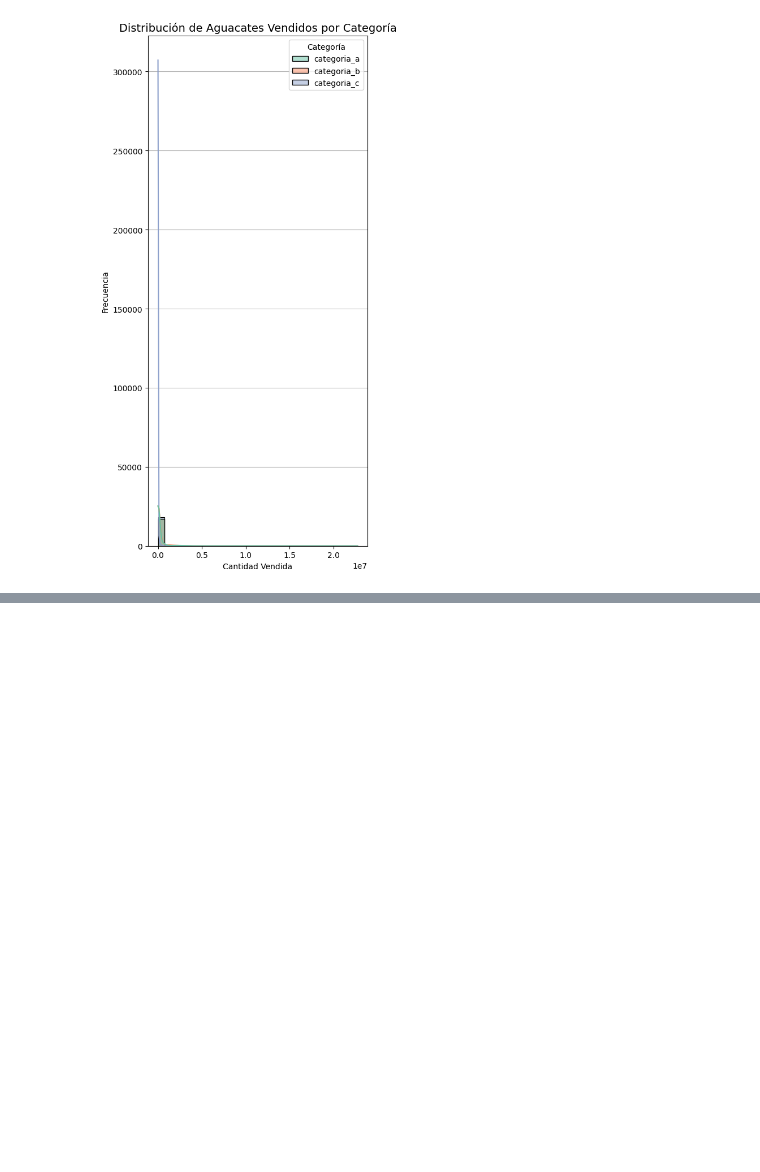
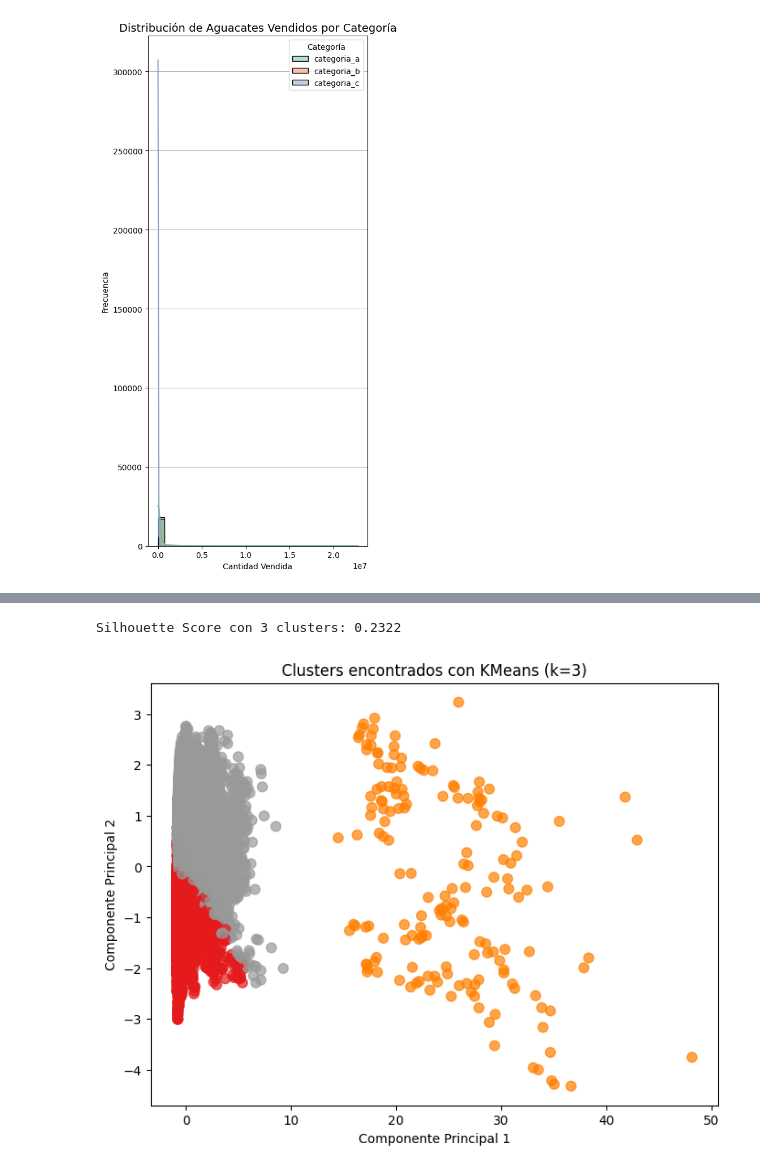
Before and after one commit to lauracoicue/Proyecto2_CDD, a Jupyter notebook: proyecto2.ipynb, the cells around one changed output, grey strips where cells are left out. Drawn from its saved outputs; the diff is of its cells as text; code cells hidden in the pictures; blank space fills up the shorter version.

```diff
--- a/proyecto2.ipynb
+++ b/proyecto2.ipynb
@@ -300,0 +405,22 @@ plt.show()
+# %%
+# Supongamos que elegimos 3 clusters
+optimal_k = 3
+
+kmeans = KMeans(n_clusters=optimal_k, random_state=42)
+df['Cluster'] = kmeans.fit_predict(X_scaled)
+
+# Validar con Silhouette
+print(f'Silhouette Score con {optimal_k} clusters: {silhouette_score(X_scaled, df["Cluster"]):.4f}')
+
+pca = PCA(n_components=2)
+X_pca = pca.fit_transform(X_scaled)
+
+plt.figure(figsize=(8,6))
+plt.scatter(X_pca[:, 0], X_pca[:, 1], c=df['Cluster'], cmap='Set1', s=60, alpha=0.7)
+plt.title(f'Clusters encontrados con KMeans (k={optimal_k})')
+plt.xlabel('Componente Principal 1')
+plt.ylabel('Componente Principal 2')
+plt.show()
+# %% [output]
+Silhouette Score con 3 clusters: 0.2322
+[figure, added]
```
Also changed, not shown: parts of 5 cells of this notebook.
